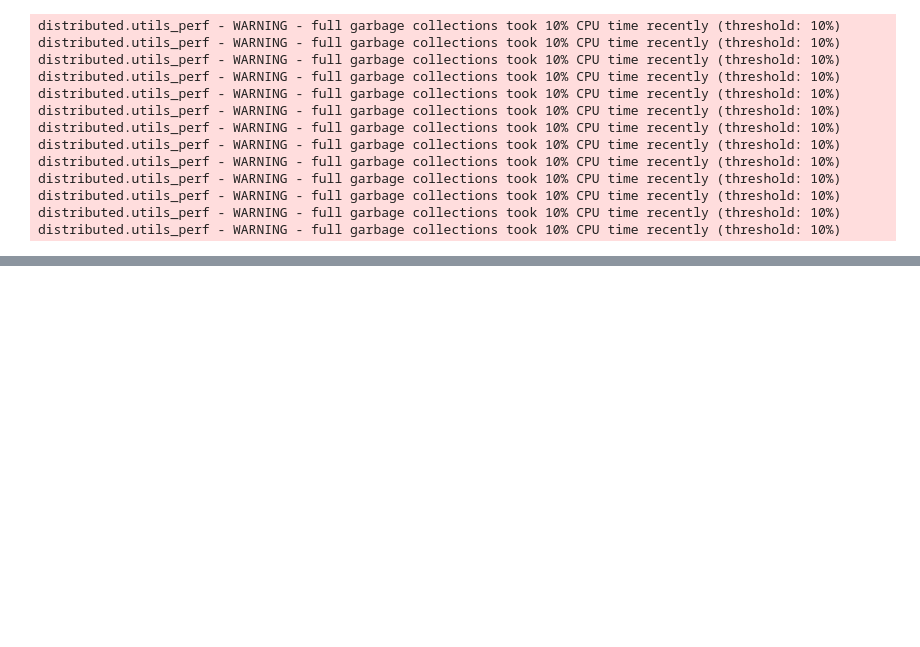
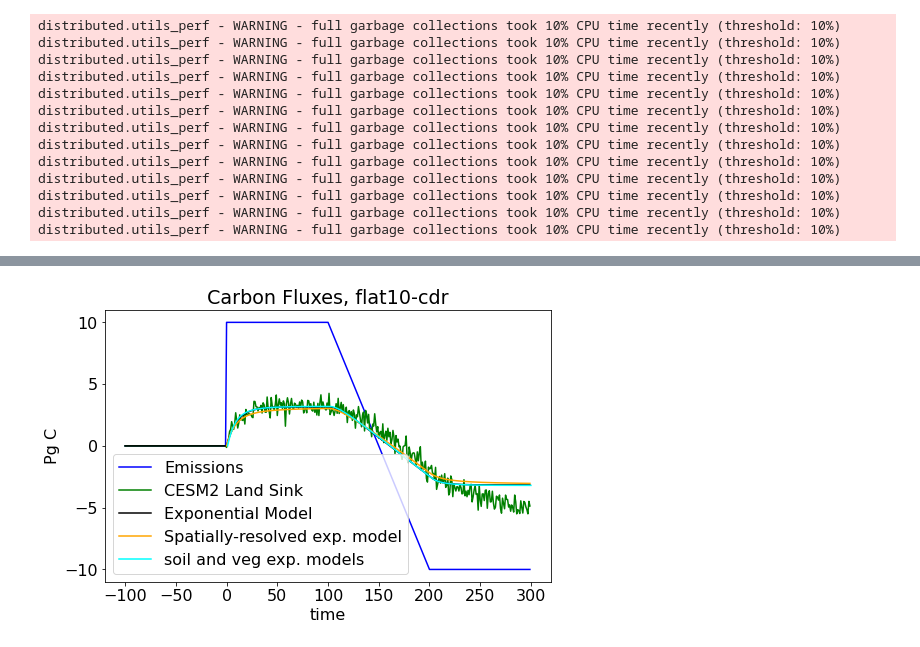
Before and after one commit to ckoven/flat10, a Jupyter notebook: flat10-analysis.ipynb, the cells around one changed output, grey strips where cells are left out. Cells and saved outputs as stored; diff of their text form; code cells hidden in the pictures; blank space fills up the shorter version.

```diff
--- a/flat10-analysis.ipynb
+++ b/flat10-analysis.ipynb
@@ -896,0 +909,15 @@ plt.savefig('spatially_pool_resolved_zec_response', dpi=300)
+# %%
+plt.plot(time_cdr, emiss_cdr, color='blue')
+plt.plot(time_cdr, landsink_cdr, color='green')
+plt.plot(time_cdr, pred_landsink_cdr, color='black')
+plt.plot(np.arange(len(cflux_spatial_emulator_cdr_global)), cflux_spatial_emulator_cdr_global, color='orange')
+plt.plot(np.arange(len(pred_dcdead_dt_cdr))+1, pred_dcdead_dt_cdr + pred_dcveg_dt_cdr, color='cyan')
+
+plt.title('Carbon Fluxes, flat10-cdr')
+plt.ylabel('Pg C')
+plt.xlabel('time')
+plt.legend(['Emissions','CESM2 Land Sink','Exponential Model', 'Spatially-resolved exp. model', 'soil and veg exp. models'])
+
+plt.savefig('spatial_pool_cdr_response', dpi=300)
+# %% [output]
+[figure, added]
```
Also changed, not shown: parts of 65 cells of this notebook, 2 other files.
